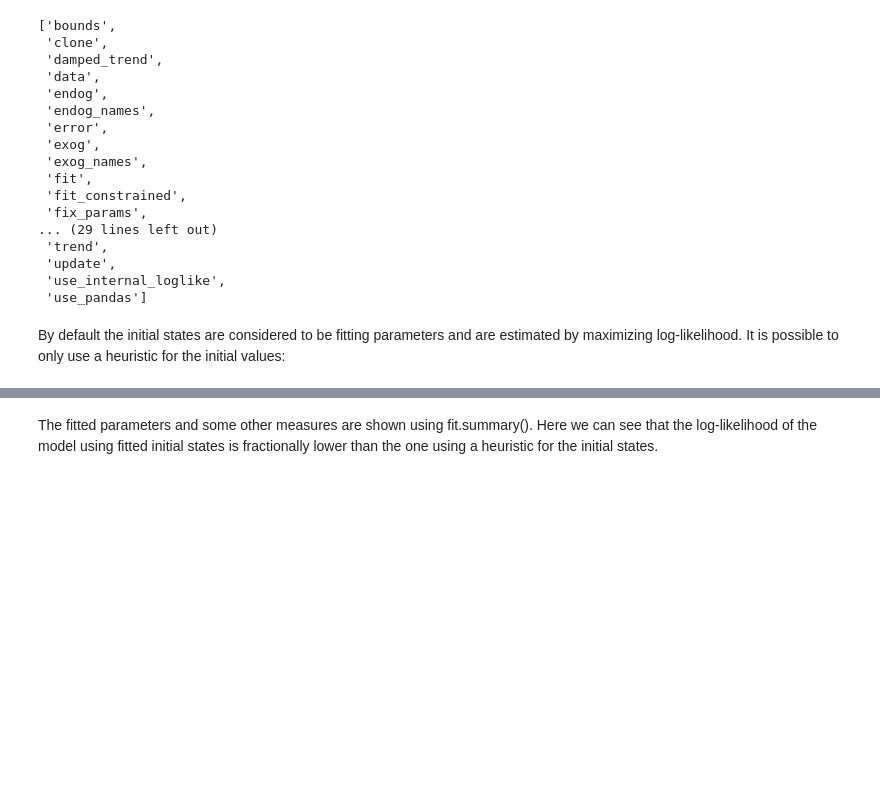
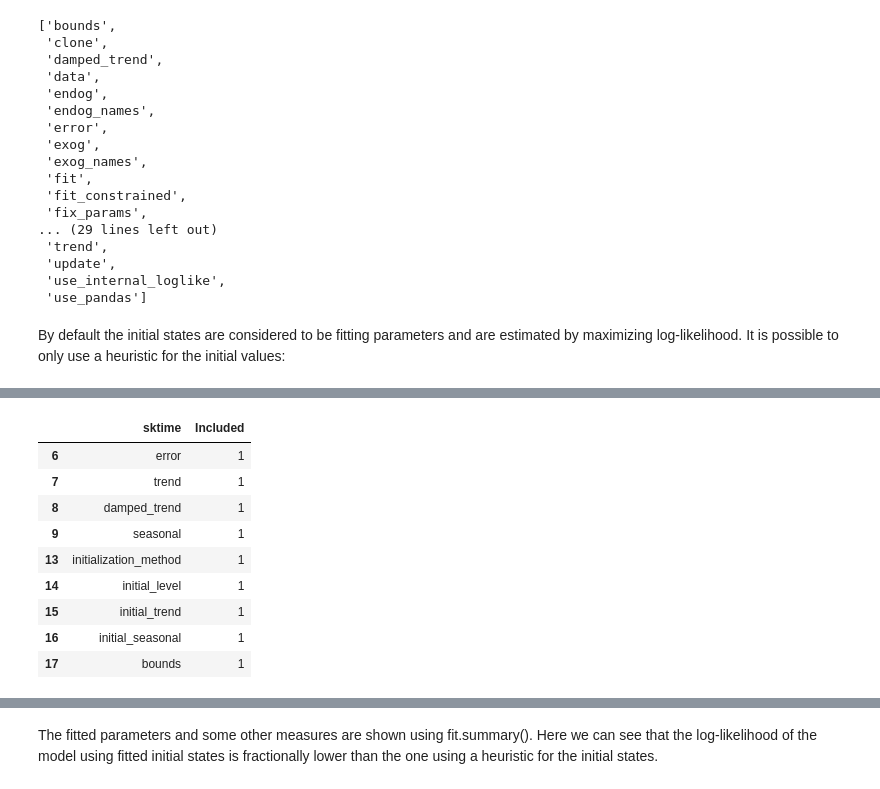
Before and after one commit to TNTran92/sktime, a Jupyter notebook: PR/ETS_model.ipynb, the cells around one changed output, grey strips where cells are left out. Saved outputs shown, nothing was run; the diff lists cells and outputs as text; code cells hidden in the pictures; blank space fills up the shorter version.

```diff
--- a/PR/ETS_model.ipynb
+++ b/PR/ETS_model.ipynb
@@ -117,5 +116,9 @@ plt.legend()
 # %%
 # To see MOST parameter as dict
 model = ETSModel(oil)
-print(model.__dict__)
+# print(model.__dict__)
+# print(model.__dict__.keys())
+method_list = list(model.__dict__.keys())
+dict_param = [x for x in method_list if not x.startswith('_')]
+dict_param
 # %% [output]
@@ -171,0 +173,7 @@ By default the initial states are considered to be fitting parameters and are es
+# %%
+# Initialize AutoETS
+skmodel = AutoETS()
+#print(skmodel.__dict__.keys())
+skmethod_list = list(skmodel.__dict__.keys())
+sk_dict_param = [x for x in skmethod_list if not x.startswith('_')]
+sk_dict_param
@@ -171,0 +234,12 @@ By default the initial states are considered to be fitting parameters and are es
+# %%
+# Check if exist
+def check_exist(a, b, c):
+    c = np.int32(np.zeros(len(a)))
+    for i, x in enumerate(a):
+        if x in b:
+            c[i] = 1
+    result = pd.DataFrame({'sktime': a, 'Included': c})
+    return result
+# %%
+dict_result = []
+dict_result = check_exist(dict_param, sk_dict_param, dict_result)
@@ -171,0 +259,14 @@ By default the initial states are considered to be fitting parameters and are es
+# %%
+# Show matching parameters
+dict_result[dict_result['Included'] == 1]
+# %% [output]
+|  | sktime | Included |
+| 6 | error | 1 |
+| 7 | trend | 1 |
+| 8 | damped_trend | 1 |
+| 9 | seasonal | 1 |
+| 13 | initialization_method | 1 |
+| 14 | initial_level | 1 |
+| 15 | initial_trend | 1 |
+| 16 | initial_seasonal | 1 |
+| 17 | bounds | 1 |
```
Also changed, not shown: parts of 21 cells of this notebook.
